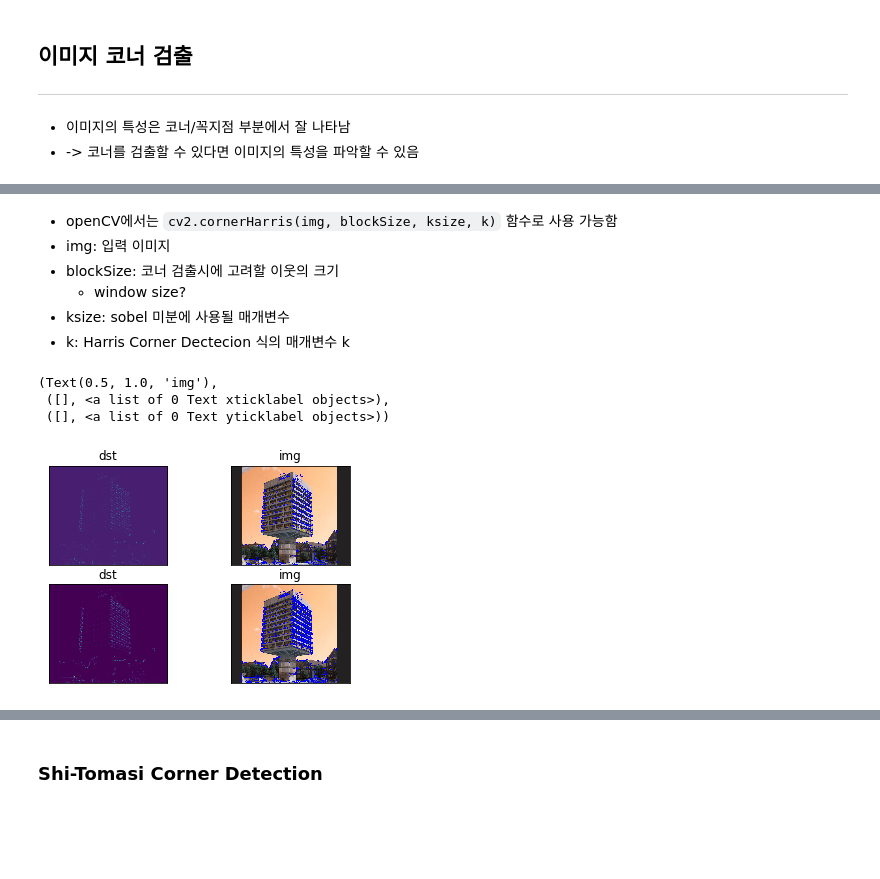
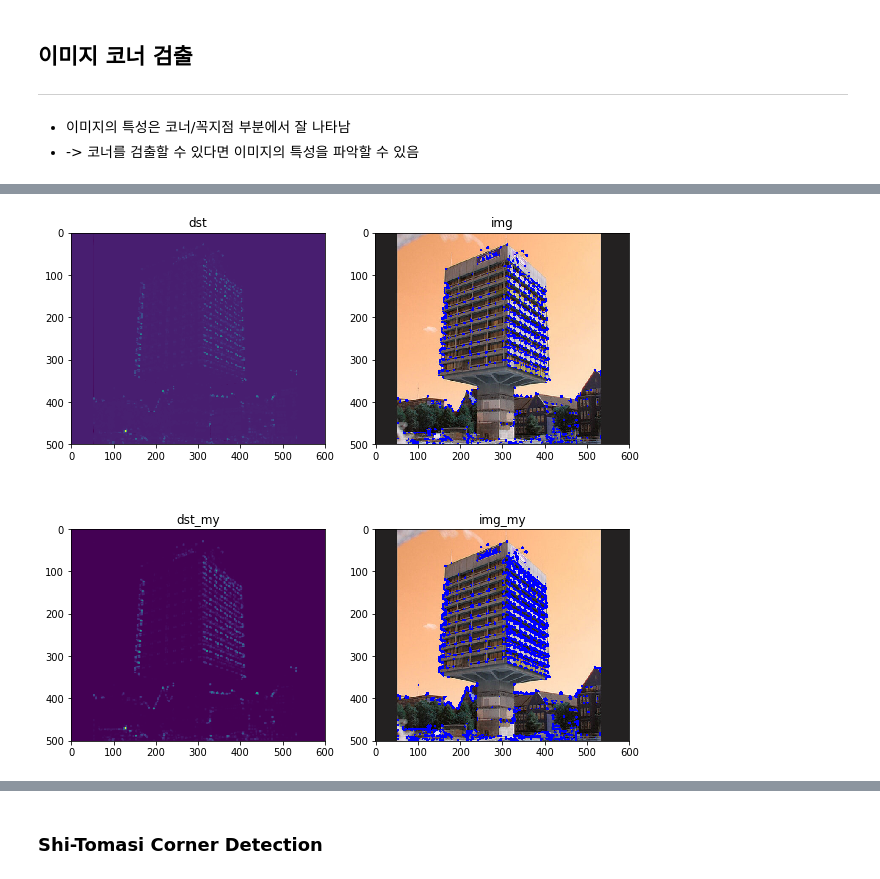
Before and after one commit to wogns3623/random_things, a Jupyter notebook: python/openCV/feature/corner detection.ipynb, the cells around one changed output, grey strips where cells are left out. Saved outputs shown, nothing was run; the diff lists cells and outputs as text; code cells hidden in the pictures; blank space fills up the shorter version.

````diff
--- a/python/openCV/feature/corner detection.ipynb
+++ b/python/openCV/feature/corner detection.ipynb
@@ -72,10 +80,3 @@ def cornerHarris_my(img, blockSize, ksize, k, checkProg=False):
 
     return res
-# %% [markdown]
-* openCV에서는 ```cv2.cornerHarris(img, blockSize, ksize, k)``` 함수로 사용 가능함
-* img: 입력 이미지
-* blockSize: 코너 검출시에 고려할 이웃의 크기
-    * window size?
-* ksize: sobel 미분에 사용될 매개변수
-* k: Harris Corner Dectecion 식의 매개변수 k
 # %%
@@ -96,26 +92,30 @@ dst = cv.dilate(dst, None)
 img = rawImg.copy()
 img[dst > 0.01*dst.max()] = [0, 0, 255]
 # %%
-dst_my = cornerHarris_my(gray, 2, 3, 0.05)
-
+dst_my = cornerHarris_my(gray, 2, 3, 0.04)
 dst_my = cv.dilate(dst_my, None)
 
 img_my = rawImg.copy()
 img_my[dst_my > 0.01*dst_my.max()] = [0, 0, 255]
-# %%
-plt.subplot(2, 2, 1), plt.imshow(dst)
-plt.title("dst"), plt.xticks([]), plt.yticks([])
-
-plt.subplot(2, 2, 2), plt.imshow(img)
-plt.title("img"), plt.xticks([]), plt.yticks([])
-
-plt.subplot(2, 2, 3), plt.imshow(dst_my)
-plt.title("dst_my"), plt.xticks([]), plt.yticks([])
-
-plt.subplot(2, 2, 4), plt.imshow(img_my)
-plt.title("img_my"), plt.xticks([]), plt.yticks([])
-# %% [output]
-(Text(0.5, 1.0, 'img'),
- ([], <a list of 0 Text xticklabel objects>),
- ([], <a list of 0 Text yticklabel objects>))
-[figure, removed]
+# %%
+fig1 = plt.figure( figsize=(10, 10) )
+
+ax11 = fig1.add_subplot(2,2,1)
+ax11.imshow(dst, interpolation="none")
+ax11.set_title("dst")
+
+ax12 = fig1.add_subplot(2,2,2)
+ax12.imshow(img, interpolation="none")
+ax12.set_title("img")
+
+ax21 = fig1.add_subplot(2,2,3)
+ax21.imshow(dst_my, interpolation="none")
+ax21.set_title("dst_my")
+
+ax22 = fig1.add_subplot(2,2,4)
+ax22.imshow(img_my, interpolation="none")
+ax22.set_title("img_my")
+
+plt.show()
+# %% [output]
+[figure, added]
````
Also changed, not shown: parts of 10 cells of this notebook.
